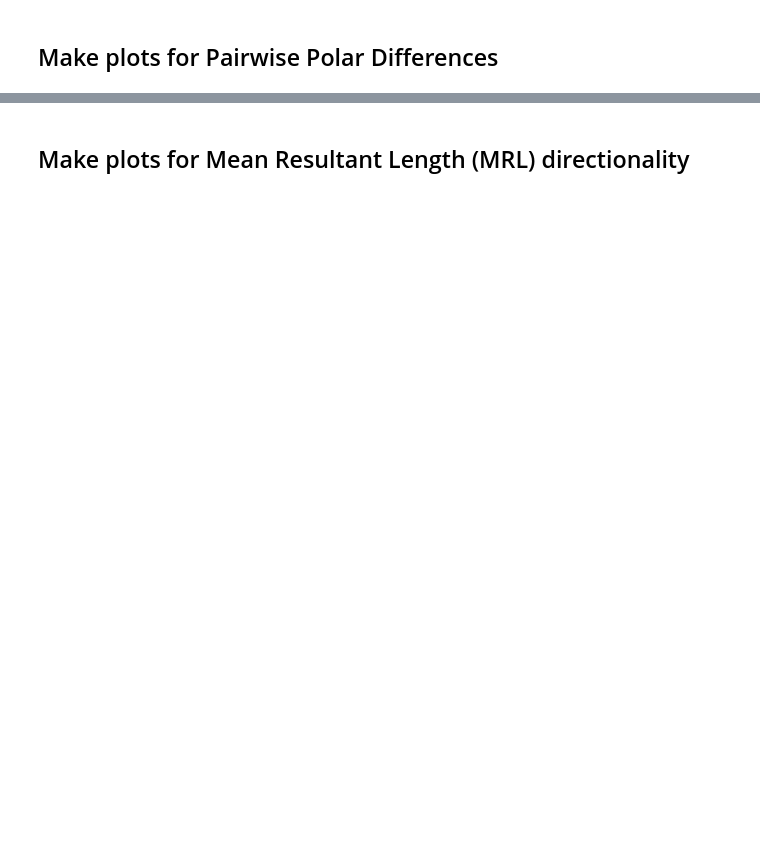
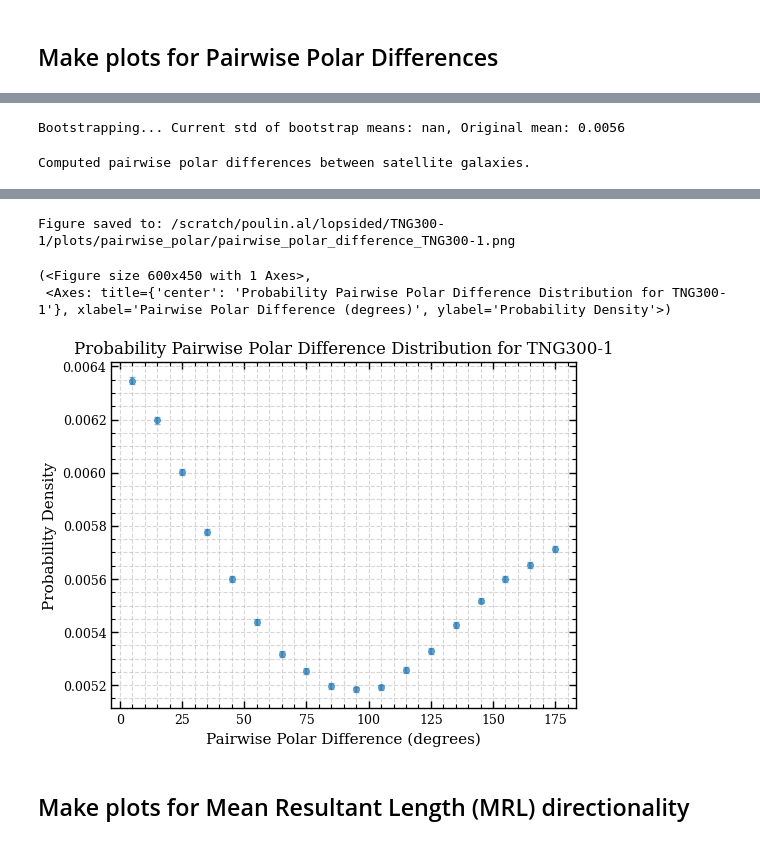
Before and after one commit to poulinal/sat-lopsidedness, a Jupyter notebook: src/myproject/galaxyAnalysis.ipynb, the cells around one changed output, grey strips where cells are left out. Drawn from its saved outputs; the diff is of its cells as text; code cells hidden in the pictures; blank space fills up the shorter version.

```diff
--- a/src/myproject/galaxyAnalysis.ipynb
+++ b/src/myproject/galaxyAnalysis.ipynb
@@ -37,6 +55,6 @@ list_pairwise_polar_differences = filtered_list_of_galaxy_groups.compute_probabl
 # %%
 # polar_bin_centers, pairwise_polar_differences = list_of_galaxy_groups.compute_probablity_distribution_of_polar_differences(parallelize=False, tempSaveDir=localDataDirc)
-polar_bin_centers, pairwise_polar_differences_binned, pairwise_polar_errorbars = ListGalaxyGroup.get_histogram_bins(list_pairwise_polar_differences, bins = np.arange(0, 185, 10), parallelize=False, tempSaveDir=f'{scratchDataDirc}/pairwise_polar', errorbarType='bootstrap')
+pairwise_polar_differences_binned, polar_bin_centers, pairwise_polar_errorbars = ListGalaxyGroup.get_histogram_bins(list_pairwise_polar_differences, bins = np.arange(0, 185, 10), errorbarType='bootstrap')
 print('Computed pairwise polar differences between satellite galaxies.')
 # print(polar_bin_centers)
 #may need:
@@ -50,11 +68,14 @@ print('Computed pairwise polar differences between satellite galaxies.')
         #             pairwise_differences_flatten.extend(pair)
         #         else:
         #             pairwise_differences_flatten.append(pair)
+# %% [output]
+Bootstrapping... Current std of bootstrap means: nan, Original mean: 0.0056
+Computed pairwise polar differences between satellite galaxies.
 # %%
 prob_polar_plotter = AstroPlotter()
 prob_polar_plotter.scatter_plot(
     polar_bin_centers,
-    list_pairwise_polar_differences,
+    pairwise_polar_differences_binned,
     errorBars = pairwise_polar_errorbars,
     xlabel='Pairwise Polar Difference (degrees)',
     ylabel='Probability Density',
@@ -63,3 +84,4 @@ prob_polar_plotter.scatter_plot(
     output_filename=scratchPlotDirc + f'/pairwise_polar/pairwise_polar_difference_{sim}.png',
     grid=True,
 )
+# %% [output]
@@ -66,3 +89,7 @@ prob_polar_plotter.scatter_plot(
+Figure saved to: /scratch/poulin.al/lopsided/TNG300-1/plots/pairwise_polar/pairwise_polar_difference_TNG300-1.png
+(<Figure size 600x450 with 1 Axes>,
+ <Axes: title={'center': 'Probability Pairwise Polar Difference Distribution for TNG300-1'}, xlabel='Pairwise Polar Difference (degrees)', ylabel='Probability Density'>)
+[figure, added]
 # %%
 # save bin centers and probabilities to text file
 output_data_file = scratchDataDirc + f'/pairwise_polar/pairwise_polar_difference_{sim}.txt'
```
Also changed, not shown: parts of 33 cells of this notebook, 2 other files.
